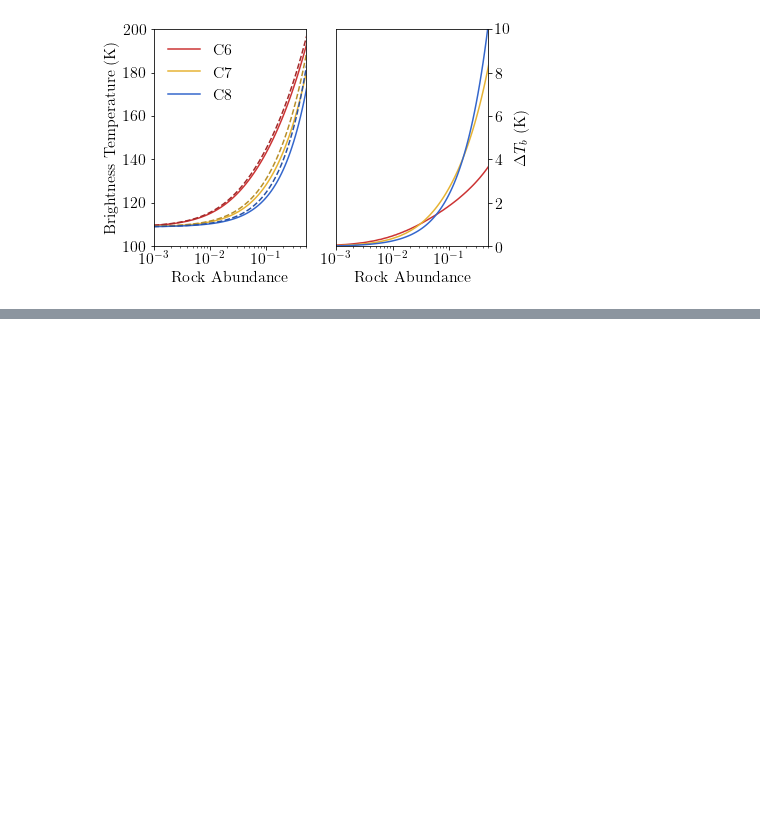
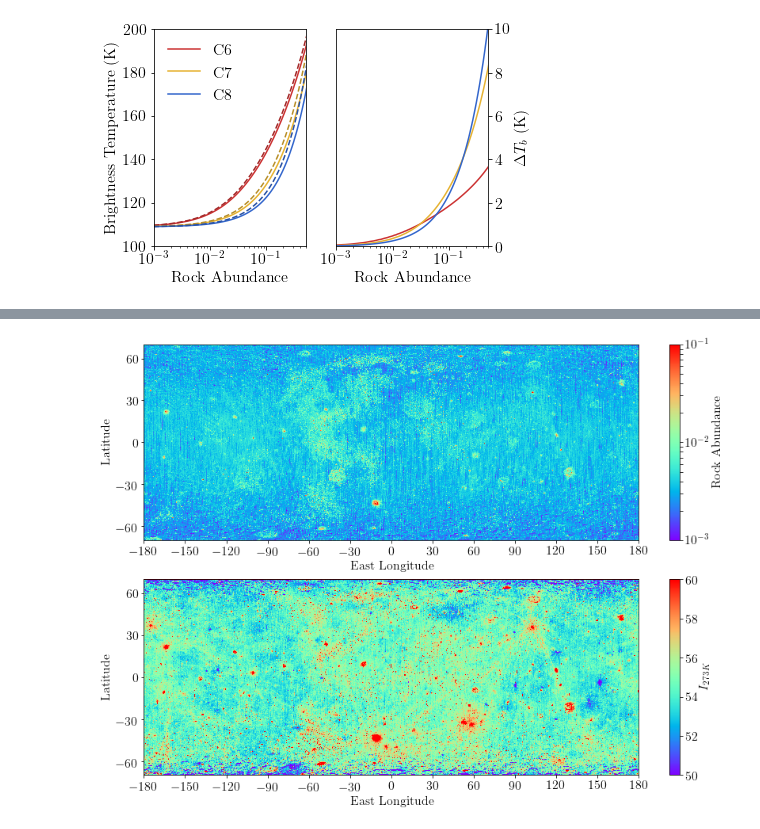
Before and after one commit to phayne/moon, a Jupyter notebook: Rock-Regolith-Temperatures.ipynb, the cells around one changed output, grey strips where cells are left out. Saved outputs shown, nothing was run; the diff lists cells and outputs as text; code cells hidden in the pictures; blank space fills up the shorter version.

```diff
--- a/Rock-Regolith-Temperatures.ipynb
+++ b/Rock-Regolith-Temperatures.ipynb
@@ -508,0 +514,32 @@ plt.show()
+# %%
+# Rock abundance data:
+ra = np.genfromtxt('/Users/phayne/research/moon/Diviner/regthick/global/ra10ppd.txt')
+x = np.linspace(-180.0,180.0,np.shape(ra)[1])
+y = np.linspace(-70.0,70.0,np.shape(ra)[0])
+lon, lat = np.meshgrid(x,y)
+
+# Thermal inertia (I_273) data:
+ti = np.genfromtxt('/Users/phayne/research/moon/Diviner/regthick/global/ti10ppd.txt')
+lon_ti = np.genfromtxt('/Users/phayne/research/moon/Diviner/regthick/global/lon10ppd.txt')
+lat_ti = np.genfromtxt('/Users/phayne/research/moon/Diviner/regthick/global/lat10ppd.txt')
+# %%
+plt.figure(figsize=(14,10))
+plt.subplot(211)
+plt.pcolormesh(lon, lat, ra, cmap='rainbow', norm=matplotlib.colors.LogNorm(vmin=1e-3, vmax=1e-1))
+plt.ylim([-70,70])
+plt.yticks([-60,-30,0,30,60])
+plt.xticks(np.arange(-180,181,30))
+plt.xlabel('East Longitude')
+plt.ylabel('Latitude')
+cb_ra = plt.colorbar(label='Rock Abundance')
+plt.subplot(212)
+plt.pcolormesh(lon_ti, lat_ti, ti, cmap='rainbow', vmin=50, vmax=60 )
+plt.ylim([-70,70])
+plt.yticks([-60,-30,0,30,60])
+plt.xticks(np.arange(-180,181,30))
+plt.xlabel('East Longitude')
+plt.ylabel('Latitude')
+cb_ti = plt.colorbar(label='$I_{273K}$')
+plt.show()
+# %% [output]
+[figure, added]
```
Also changed, not shown: parts of 2 cells of this notebook.
